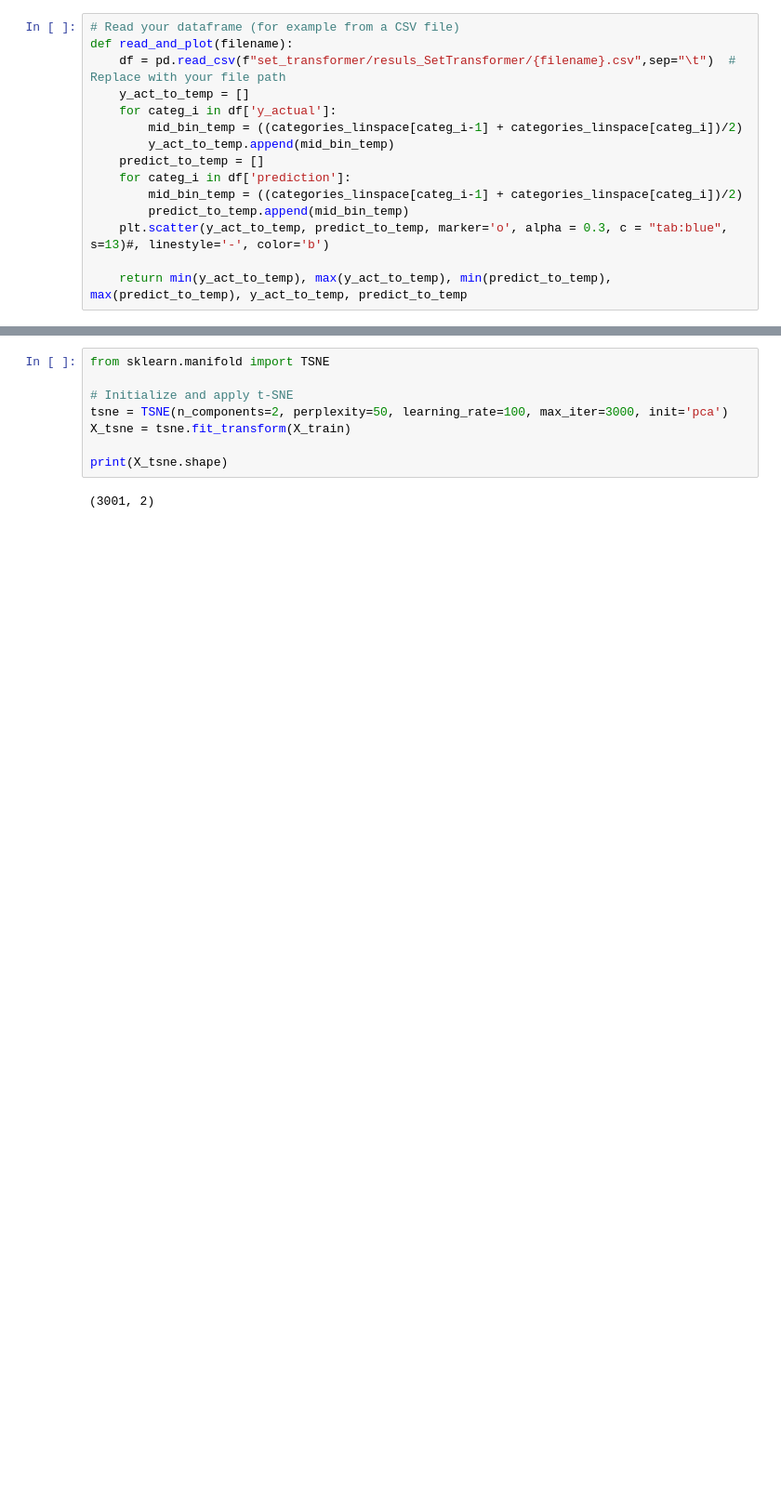
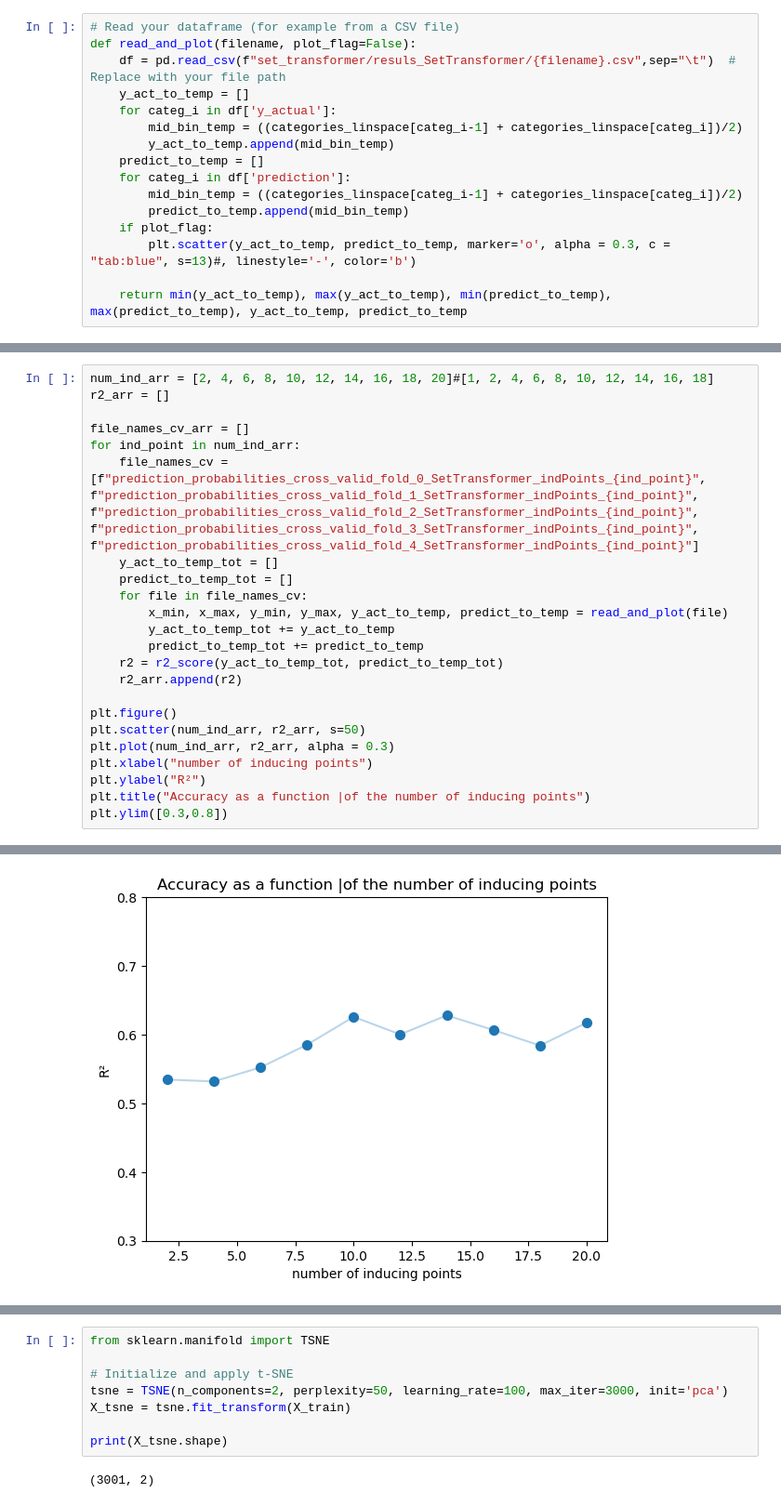
Before and after one commit to oist/gene-context, a Jupyter notebook: ogt_visual.ipynb, the cells around one changed output, grey strips where cells are left out. Shown: that part at 93% size. Drawn from its saved outputs; the diff is of its cells as text; blank space fills up the shorter version.

```diff
--- a/ogt_visual.ipynb
+++ b/ogt_visual.ipynb
@@ -30,6 +29,6 @@ def calculate_r2(y_act, y_pred):
 # %%
 # Read your dataframe (for example from a CSV file)
-def read_and_plot(filename):
+def read_and_plot(filename, plot_flag=False):
     df = pd.read_csv(f"set_transformer/resuls_SetTransformer/{filename}.csv",sep="\t")  # Replace with your file path
     y_act_to_temp = []
     for categ_i in df['y_actual']:
@@ -39,6 +38,7 @@ def read_and_plot(filename):
     for categ_i in df['prediction']:
         mid_bin_temp = ((categories_linspace[categ_i-1] + categories_linspace[categ_i])/2)
         predict_to_temp.append(mid_bin_temp)
-    plt.scatter(y_act_to_temp, predict_to_temp, marker='o', alpha = 0.3, c = "tab:blue", s=13)#, linestyle='-', color='b')
+    if plot_flag:
+        plt.scatter(y_act_to_temp, predict_to_temp, marker='o', alpha = 0.3, c = "tab:blue", s=13)#, linestyle='-', color='b')
 
     return min(y_act_to_temp), max(y_act_to_temp), min(predict_to_temp), max(predict_to_temp), y_act_to_temp, predict_to_temp
@@ -108,0 +110,24 @@ R²: 0.69
+# %%
+num_ind_arr = [2, 4, 6, 8, 10, 12, 14, 16, 18, 20]#[1, 2, 4, 6, 8, 10, 12, 14, 16, 18]
+r2_arr = []
+
+file_names_cv_arr = []
+for ind_point in num_ind_arr:
+    file_names_cv = [f"prediction_probabilities_cross_valid_fold_0_SetTransformer_indPoints_{ind_point}", f"prediction_probabilities_cross_valid_fold_1_SetTransformer_indPoints_{ind_point}", f"prediction_probabilities_cross_valid_fold_2_SetTransformer_indPoints_{ind_point}", f"prediction_probabilities_cross_valid_fold_3_SetTransformer_indPoints_{ind_point}", f"prediction_probabilities_cross_valid_fold_4_SetTransformer_indPoints_{ind_point}"]
+    y_act_to_temp_tot = []
+    predict_to_temp_tot = []
+    for file in file_names_cv:
+        x_min, x_max, y_min, y_max, y_act_to_temp, predict_to_temp = read_and_plot(file)
+        y_act_to_temp_tot += y_act_to_temp
+        predict_to_temp_tot += predict_to_temp
+    r2 = r2_score(y_act_to_temp_tot, predict_to_temp_tot)
+    r2_arr.append(r2)
+
+plt.figure()
+plt.scatter(num_ind_arr, r2_arr, s=50)
+plt.plot(num_ind_arr, r2_arr, alpha = 0.3)
+plt.xlabel("number of inducing points")
+plt.ylabel("R²")
+plt.title("Accuracy as a function |of the number of inducing points")
+plt.ylim([0.3,0.8])
+# %% [output]
@@ -109,3 +135,4 @@ R²: 0.69
+[figure, added]
 # %%
 from sklearn.preprocessing import MaxAbsScaler
 from sklearn.decomposition import PCA
```
Also changed, not shown: parts of 9 cells of this notebook, 5 other files.
